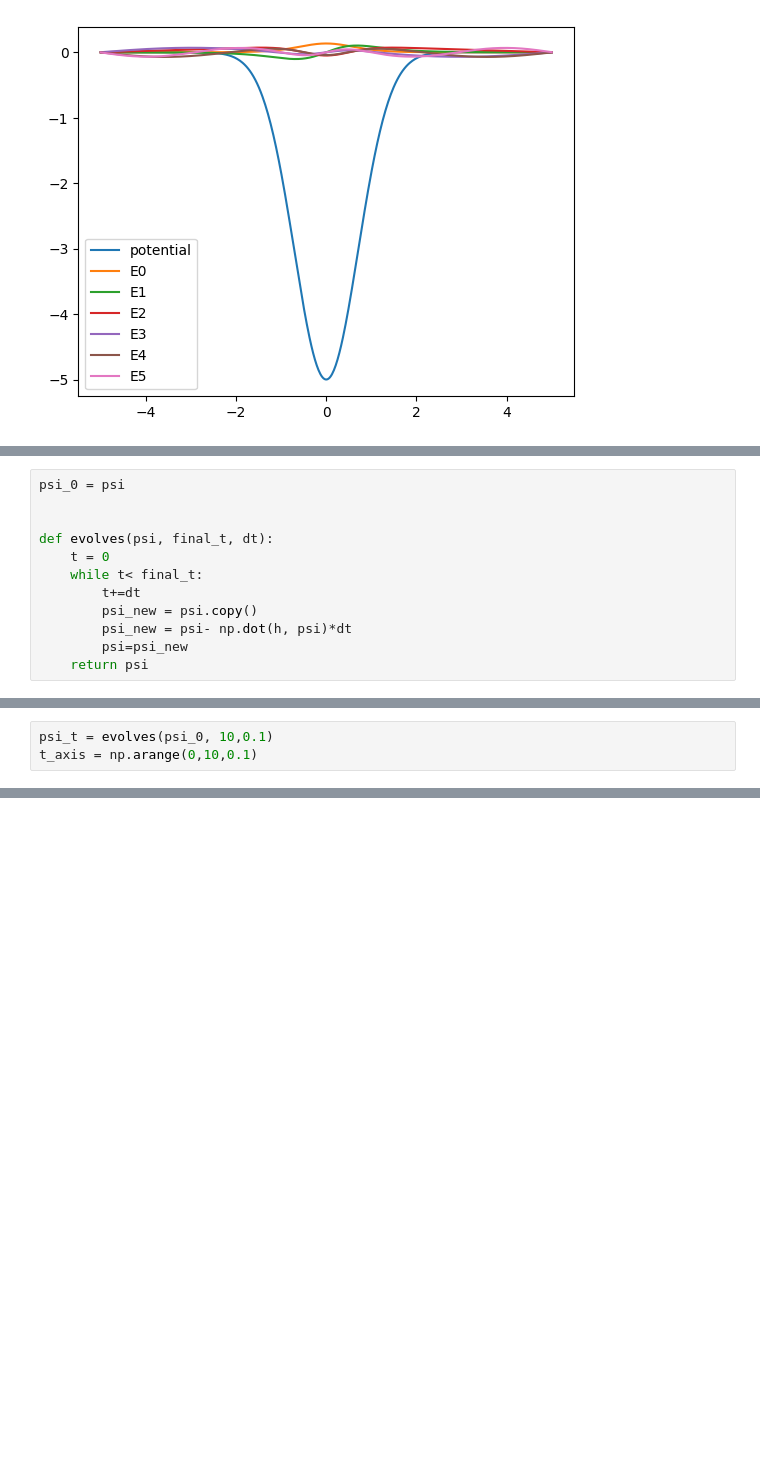
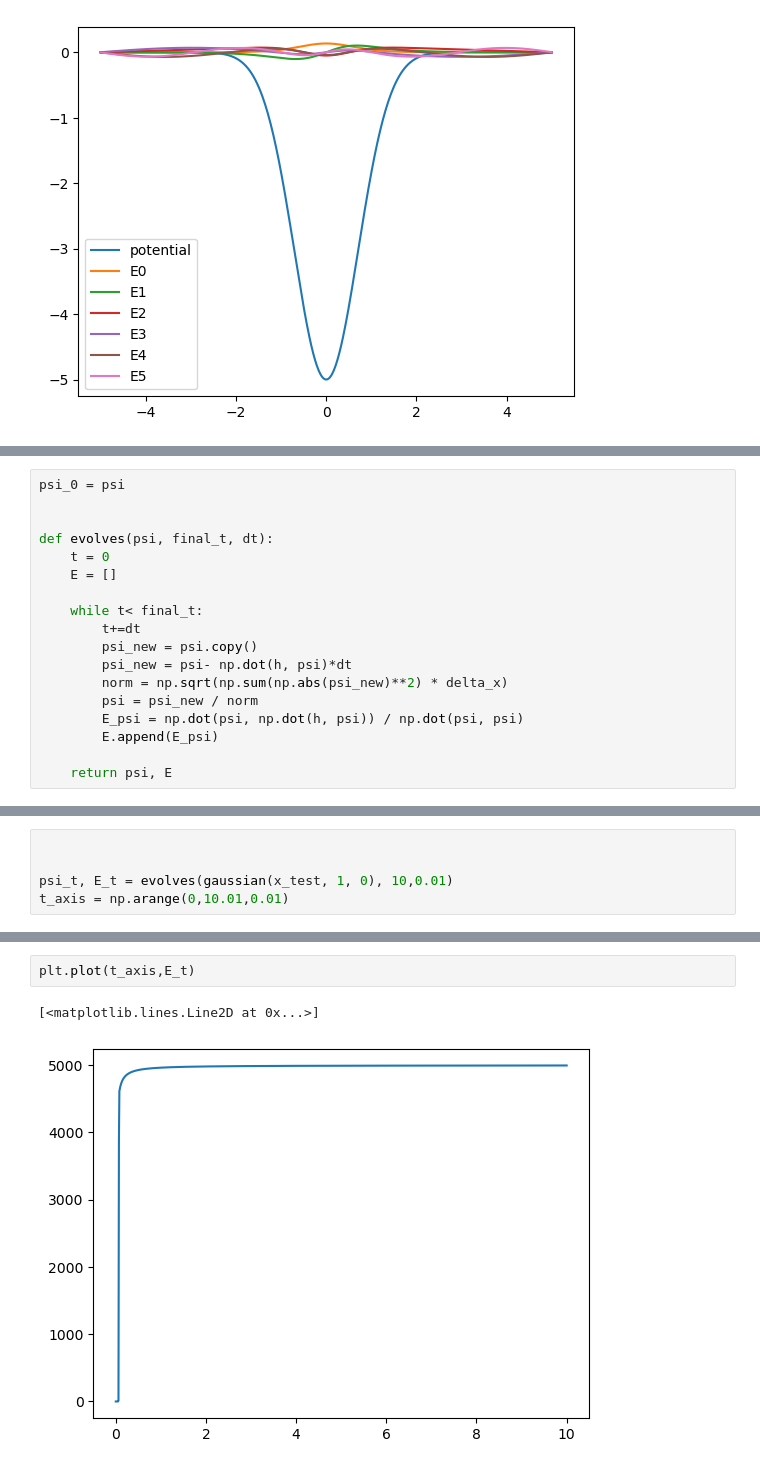
Before and after one commit to ZilD117/Comp-Physics, a Jupyter notebook: schrodinger.ipynb, the cells around one changed output, grey strips where cells are left out. Drawn from its saved outputs; the diff is of its cells as text; blank space fills up the shorter version.

```diff
--- a/schrodinger.ipynb
+++ b/schrodinger.ipynb
@@ -68,9 +86,15 @@ psi_0 = psi
 
 def evolves(psi, final_t, dt):
     t = 0
+    E = []
+
     while t< final_t:
         t+=dt
         psi_new = psi.copy()
         psi_new = psi- np.dot(h, psi)*dt
-        psi=psi_new
-    return psi
+        norm = np.sqrt(np.sum(np.abs(psi_new)**2) * delta_x)
+        psi = psi_new / norm
+        E_psi = np.dot(psi, np.dot(h, psi)) / np.dot(psi, psi)
+        E.append(E_psi)
+
+    return psi, E
@@ -77,3 +106,5 @@ def evolves(psi, final_t, dt):
 # %%
-psi_t = evolves(psi_0, 10,0.1)
-t_axis = np.arange(0,10,0.1)
+
+
+psi_t, E_t = evolves(gaussian(x_test, 1, 0), 10,0.01)
+t_axis = np.arange(0,10.01,0.01)
@@ -85,0 +111,5 @@ for i in range(6):
+# %%
+plt.plot(t_axis,E_t)
+# %% [output]
+[<matplotlib.lines.Line2D at 0x...>]
+[figure, added]
```
Also changed, not shown: parts of 5 cells of this notebook.
